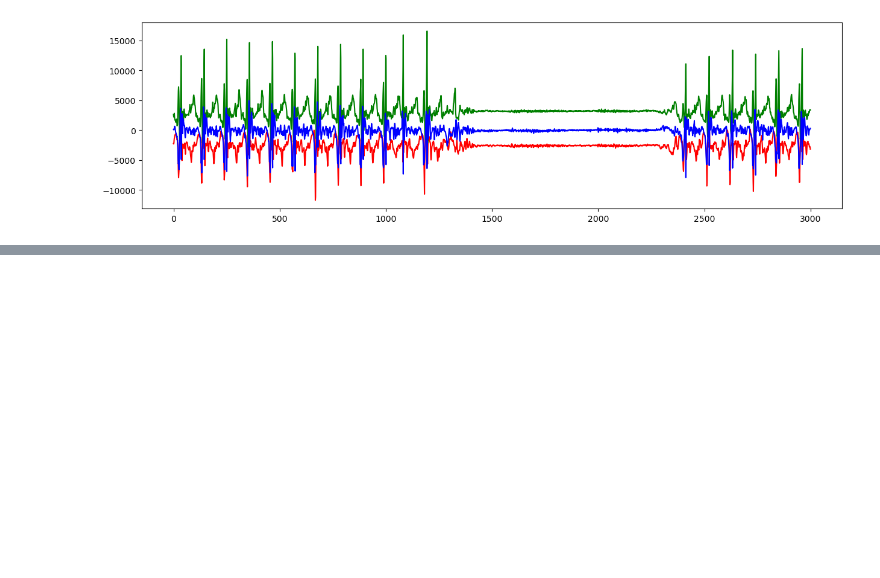
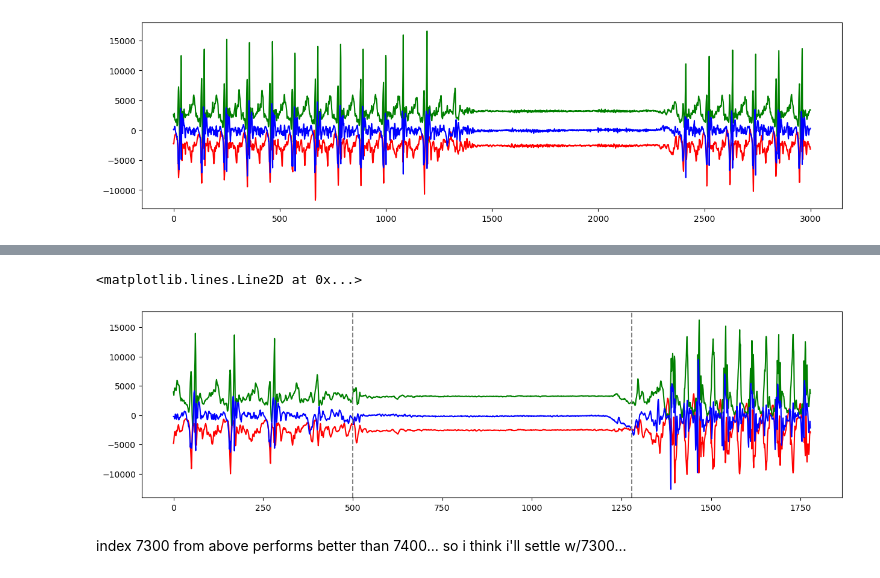
Before and after one commit to AKuinkel/cosc102-at3, a Jupyter notebook: ml_approaches_for_activity_classification.ipynb, the cells around one changed output, grey strips where cells are left out. Drawn from its saved outputs; the diff is of its cells as text; code cells hidden in the pictures; blank space fills up the shorter version.

Commit message:
settle w 7300

```diff
--- a/ml_approaches_for_activity_classification.ipynb
+++ b/ml_approaches_for_activity_classification.ipynb
@@ -128,0 +133,5 @@ so it seems like ~1350-1400 sample mark should be when the standing part starts,
+# %%
+standing_start_index = 7300
+
+standing_start_timestamp = time_track[standing_start_index]
+print(standing_start_timestamp)
@@ -128,0 +142,18 @@ so it seems like ~1350-1400 sample mark should be when the standing part starts,
+# %%
+video_start_timestamp = standing_start_timestamp - 66.2
+# puta madre, our time_track is storing whole secs never fractions.... & throwing fractions gives
+# e.g. Value Error: 1598240221.8 is not in list... so let's just round best we can do:
+# ahh u know what instead of doing this all the time:
+# video_start_index = time_track.index(int(round(video_start_timestamp)))
+# let's create a function for it... kills two birs w one stone, saves time + rubrics reusable functions..
+
+def find_index_for_timestamp(curr_timestamp:float,time_track:list[float])-> int:
+    '''
+        TODO: Docstring
+    '''
+    return time_track.index(int(round(curr_timestamp)))
+
+video_start_index = find_index_for_timestamp(video_start_timestamp,time_track)
+
+print("Video starts @ timestamp: %s" %video_start_timestamp)
+print("Video start index (si senor, w/ some rounding): %s " %video_start_index)
@@ -128,0 +170,17 @@ so it seems like ~1350-1400 sample mark should be when the standing part starts,
+# %%
+focused_section2_start = find_index_for_timestamp(video_start_timestamp + 139.333,time_track)
+focused_section2_end = find_index_for_timestamp(video_start_timestamp + 146.733,time_track)
+window_len = focused_section2_end - focused_section2_start
+
+pad=500
+fig,ax = plt.subplots(figsize=(15,4))
+ax.plot(x_axis_acceleration_data[focused_section2_start-pad:focused_section2_end+pad], color='r')
+ax.plot(y_axis_acceleration_data[focused_section2_start-pad:focused_section2_end+pad], color='g')
+ax.plot(z_axis_acceleration_data[focused_section2_start-pad:focused_section2_end+pad], color='b')
+ax.axvline(pad, color='gray', linestyle='--') # marks where window thinks it starts
+ax.axvline(pad + (focused_section2_end-focused_section2_start), color='gray', linestyle='--') # marks where window thinks it ends
+# %% [output]
+<matplotlib.lines.Line2D at 0x...>
+[figure, added]
+# %% [markdown]
+index 7300 from above performs better than 7400... so i think i'll settle w/7300...
```
Also changed, not shown: parts of 7 cells of this notebook.
